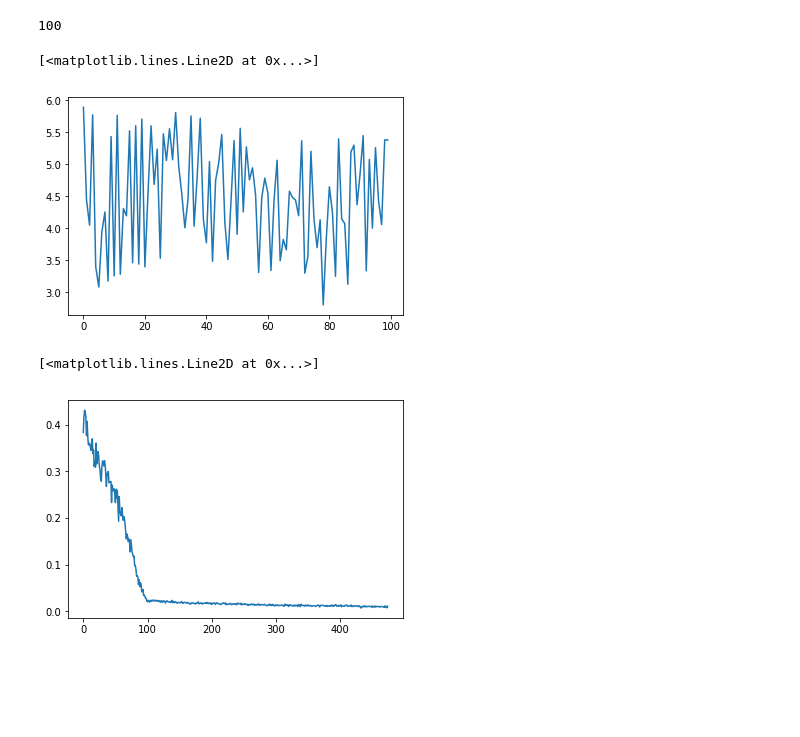
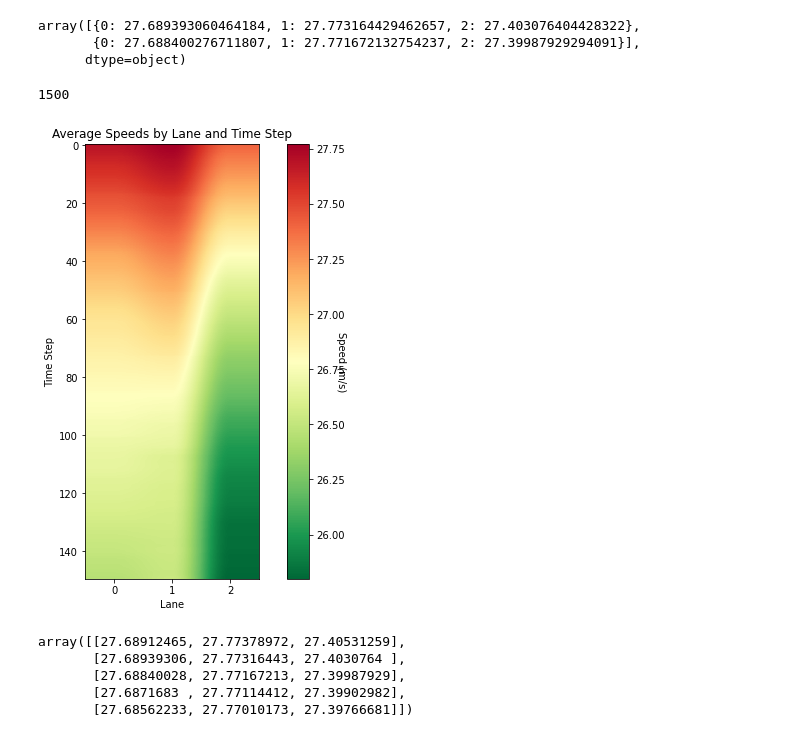
Before and after one commit to SHITIANYU-hue/dgn_ring_torch, a Jupyter notebook: analyze.ipynb, the cells around one changed output. Cells and saved outputs as stored; diff of their text form; code cells hidden in the pictures; blank space fills up the shorter version.

```diff
--- a/analyze.ipynb
+++ b/analyze.ipynb
@@ -6,9 +4,12 @@ score=np.load('scores.npy')
+# %%
+data=np.load('/home/changquan/dgn_ring_torch/speed_by_lanes.npy',allow_pickle=True)
+# %%
+data[1:3]
+# %% [output]
+array([{0: 27.689393060464184, 1: 27.773164429462657, 2: 27.403076404428322},
+       {0: 27.688400276711807, 1: 27.771672132754237, 2: 27.39987929294091}],
+      dtype=object)
 # %%
-len(score)
+len(data)
 # %% [output]
-100
+1500
-# %%
-plt.plot(score[0:100])
-# %% [output]
-[<matplotlib.lines.Line2D at 0x...>]
-[figure, removed]
@@ -17,5 +16,50 @@ loss=np.load('loss.npy')
-# %%
-plt.plot(loss)
-# %% [output]
-[<matplotlib.lines.Line2D at 0x...>]
-[figure, removed]
+# %%
+import matplotlib.pyplot as plt
+import numpy as np
+
+# example average speeds data
+average_speeds = data[0:1500:10]
+
+# convert the average speeds data to a 2D numpy array
+num_lanes = max(max(d.keys()) for d in average_speeds) + 1
+num_steps = len(average_speeds)
+speeds_array = np.zeros((num_steps, num_lanes))
+for step, speeds_dict in enumerate(average_speeds):
+    for lane, speed in speeds_dict.items():
+        speeds_array[step, lane] = speed
+
+# plot the 2D colormap using imshow
+fig, ax = plt.subplots(figsize=(10, 8))  # set the figsize parameter to adjust the size of
+im = ax.imshow(speeds_array, cmap='RdYlGn_r',aspect=0.05)
+
+# set the x-axis labels to be the lane numbers
+ax.set_xticks(range(num_lanes))
+# ax.set_xticklabels(['Lane {}'.format(i) for i in range(num_lanes)])
+
+# set the y-axis labels to be the time steps
+# ax.set_yticks(range(num_steps))
+# ax.set_yticklabels(['Step {}'.format(i) for i in range(num_steps)])
+
+# add a colorbar to show the speed-color mapping
+cbar = ax.figure.colorbar(im, ax=ax,fraction=0.046)
+
+# set the colorbar label to be the speed in m/s
+cbar.ax.set_ylabel('Speed (m/s)', rotation=270, labelpad=1,size=10)
+
+# set the plot title and axis labels
+ax.set_title('Average Speeds by Lane and Time Step')
+ax.set_xlabel('Lane')
+ax.set_ylabel('Time Step')
+
+# show the plot
+plt.show()
+# %% [output]
+[figure, added]
+# %%
+speeds_array
+# %% [output]
+array([[27.68912465, 27.77378972, 27.40531259],
+       [27.68939306, 27.77316443, 27.4030764 ],
+       [27.68840028, 27.77167213, 27.39987929],
+       [27.6871683 , 27.77114412, 27.39902982],
+       [27.68562233, 27.77010173, 27.39766681]])
```
Also changed, not shown: parts of 2 cells of this notebook, 4 other files.
